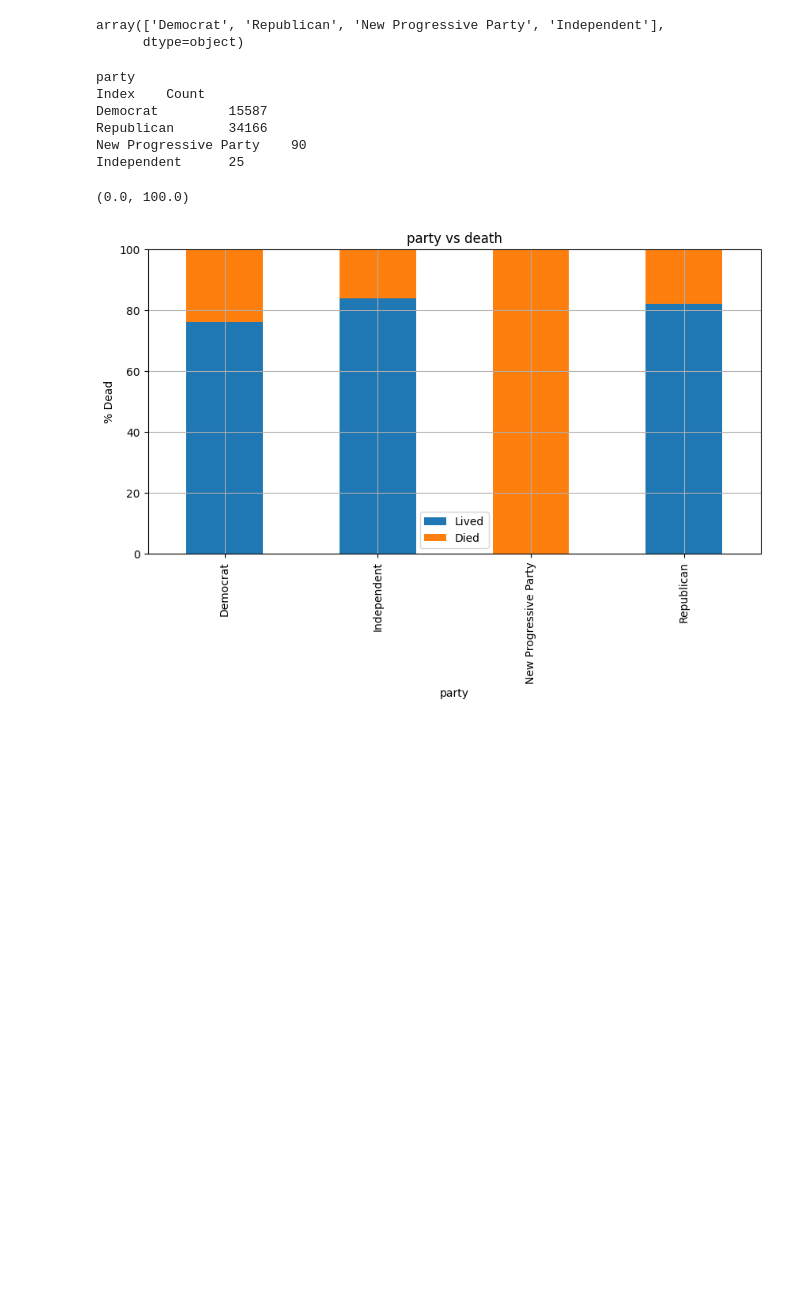
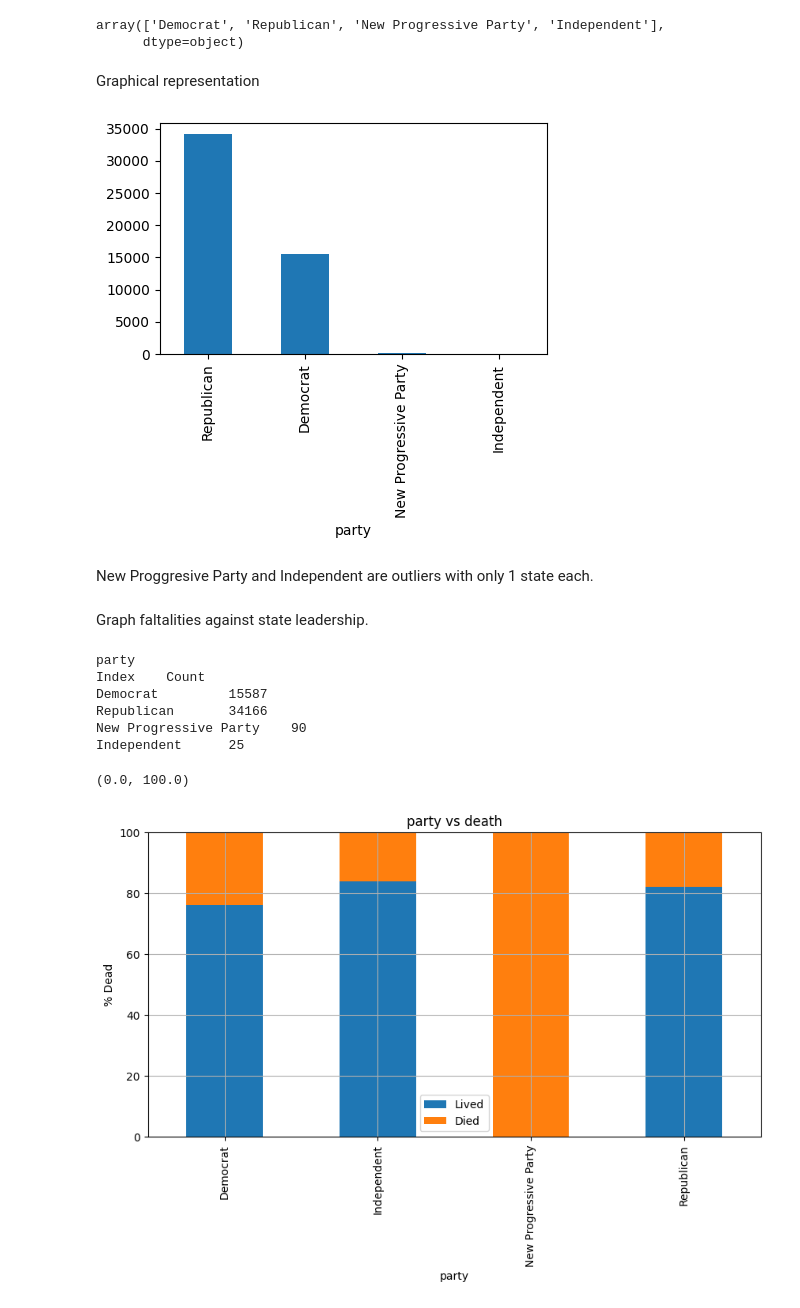
Before and after one commit to Southwick-Adam/CovidDataAnalysis, a Jupyter notebook: 2023-Homework1-Notebook.ipynb, the cells around one changed output. Saved outputs shown, nothing was run; the diff lists cells and outputs as text; code cells hidden in the pictures; blank space fills up the shorter version.

```diff
--- a/2023-Homework1-Notebook.ipynb
+++ b/2023-Homework1-Notebook.ipynb
@@ -1142,0 +1115,7 @@ memory usage: 4.6+ MB
+# %%
+#reset all columns to category and remove percent as we dont need it again until be do more graphical comparisons
+df = df.drop(columns=['percent'], axis=1)
+for object in df.select_dtypes(['object']).columns:
+    df[object] = df[object].astype('category')
+df["county_fips_code"] = df["county_fips_code"].astype('category')
+df.info()
@@ -1154,6 +1155,17 @@ df['party'].unique()
 # %% [output]
 array(['Democrat', 'Republican', 'New Progressive Party', 'Independent'],
       dtype=object)
+# %% [markdown]
+Graphical representation
+# %%
+df['party'].value_counts(dropna = False).plot(kind='bar', figsize=(5,3))
+plt.show()
+# %% [output]
+[figure, added]
+# %% [markdown]
+New Proggresive Party and Independent are outliers with only 1 state each.
+# %% [markdown]
+Graph faltalities against state leadership.
 # %%
 #Using code from the module lab
 death = pd.unique(df["party"].ravel())
```
Also changed, not shown: parts of 36 cells of this notebook, 2 other files.
